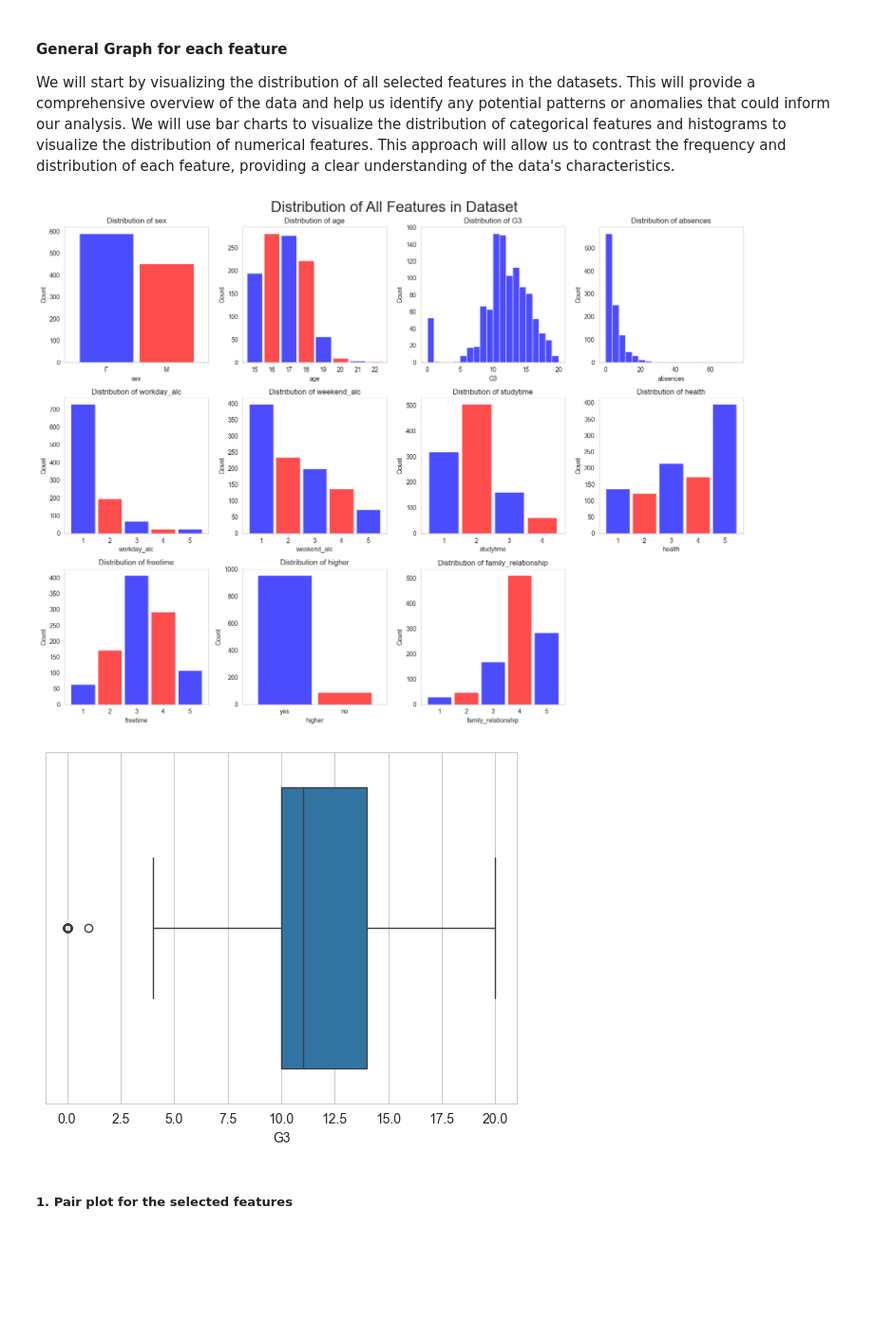
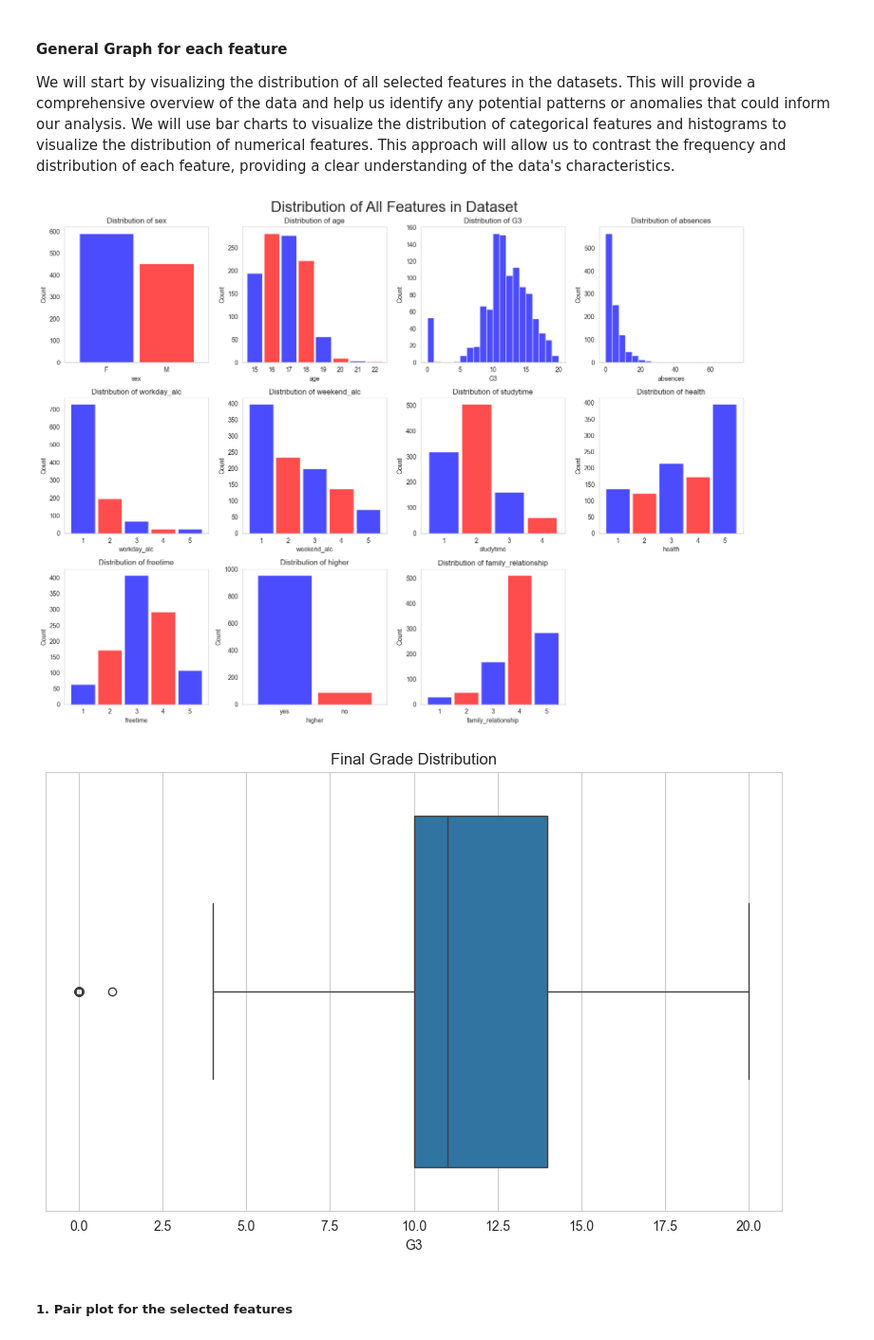
Before and after one commit to COGS108/Group088_WI24, a Jupyter notebook: EDACheckpoint_Group088_WI24.ipynb, the cells around one changed output. Shown at 95% size. Drawn from its saved outputs; the diff is of its cells as text; code cells hidden in the pictures; blank space fills up the shorter version.

Commit message:
Minor change in figure size (cont)

```diff
--- a/EDACheckpoint_Group088_WI24.ipynb
+++ b/EDACheckpoint_Group088_WI24.ipynb
@@ -288,34 +288,36 @@ alpha_val = 0.7
 width_val = 0.9
 
 # Loop through each feature and create its plot
 for i, feature in enumerate(selected_features):
     if feature in ['sex', 'higher']:
         df[feature].value_counts().plot(kind='bar', color=bar_colors, alpha=alpha_val, width=width_val, ax=axs[i])
     else:
         if df[feature].dtype == 'object' or len(df[feature].unique()) < 10:
             df[feature].value_counts().sort_index().plot(kind='bar', color=bar_colors, alpha=alpha_val, width=width_val, ax=axs[i])
         else:
             df[feature].plot(kind='hist', bins=20, color=bar_colors[0], alpha=alpha_val, ax=axs[i])
     axs[i].set_title(f'Distribution of {feature}')
     axs[i].set_xlabel(feature)
     axs[i].set_ylabel('Count')
     axs[i].tick_params(axis='x', rotation=0)
     axs[i].grid(False)
 
 plt.tight_layout()
 
 # Hide any unused axes in case of an odd number of selected features
 for ax in axs[len(selected_features):]:
     ax.set_visible(False)
 
 plt.show()
 
 # Box plots
+plt.figure(figsize=(10, 6))
 sns.boxplot(data=df, x='G3')
+plt.title('Final Grade Distribution in Boxplot')
 plt.show()
 # %% [output]
 [figure]
-[figure, old version]
+[figure, new version]
 # %% [markdown]
 ##### 1. Pair plot for the selected features
 # %%
```
Also changed, not shown: parts of 8 cells of this notebook.
